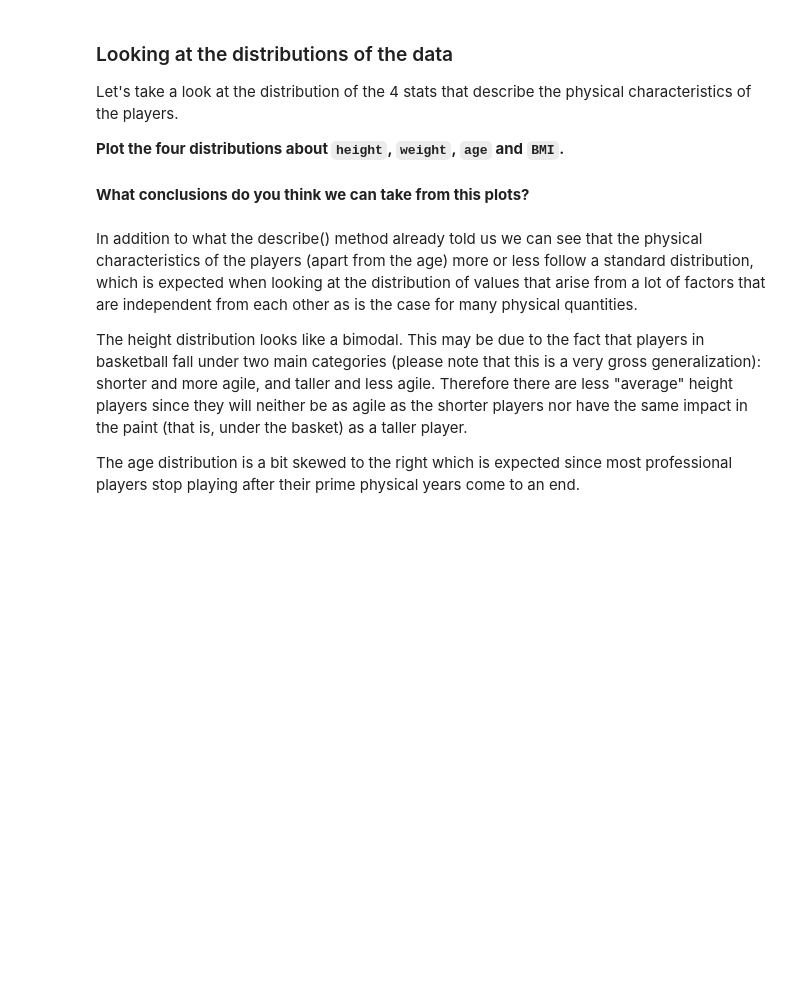
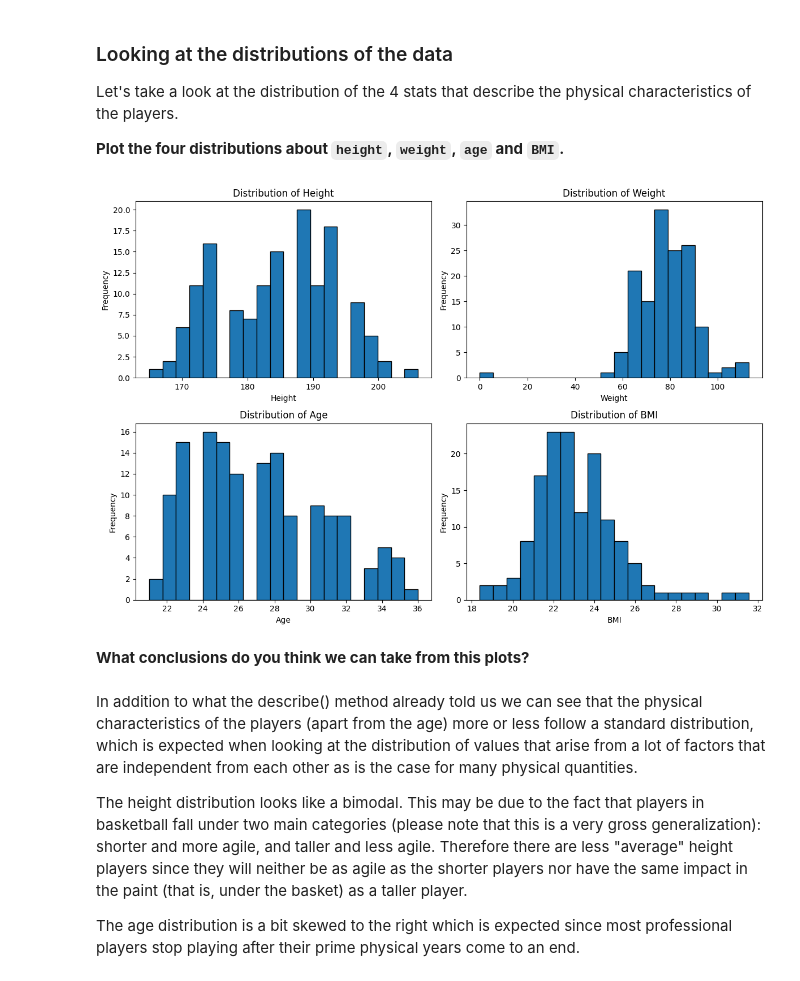
Before and after one commit to ta-data-lis/M2-mini-project2, a Jupyter notebook: your-code/2.-Exploratory-Data-Analysis.ipynb, the cells around one changed output. Drawn from its saved outputs; the diff is of its cells as text; code cells hidden in the pictures; blank space fills up the shorter version.

```diff
--- a/your-code/2.-Exploratory-Data-Analysis.ipynb
+++ b/your-code/2.-Exploratory-Data-Analysis.ipynb
@@ -19,0 +18,3 @@ Let's load the cleaned dataset first. Import it with the name `wnba` and show th
+# %%
+wnba = pd.read_csv('wnba_clean.csv')
+wnba.head()
@@ -37,2 +78,35 @@ Let's take a look at the distribution of the 4 stats that describe the physical
+# %%
+import matplotlib.pyplot as plt
+
+plt.figure(figsize=(12, 8))
+
+plt.subplot(2, 2, 1)
+plt.hist(wnba['Height'], bins=20, edgecolor='black')
+plt.xlabel('Height')
+plt.ylabel('Frequency')
+plt.title('Distribution of Height')
+
+plt.subplot(2, 2, 2)
+plt.hist(wnba['Weight'], bins=20, edgecolor='black')
+plt.xlabel('Weight')
+plt.ylabel('Frequency')
+plt.title('Distribution of Weight')
+
+plt.subplot(2, 2, 3)
+plt.hist(wnba['Age'], bins=20, edgecolor='black')
+plt.xlabel('Age')
+plt.ylabel('Frequency')
+plt.title('Distribution of Age')
+
+plt.subplot(2, 2, 4)
+plt.hist(wnba['BMI'], bins=20, edgecolor='black')
+plt.xlabel('BMI')
+plt.ylabel('Frequency')
+plt.title('Distribution of BMI')
+
+plt.tight_layout()
+plt.show()
+# %% [output]
+[figure, added]
 # %% [markdown]
 **What conclusions do you think we can take from this plots?**
```
Also changed, not shown: parts of 15 cells of this notebook, 3 other files.
